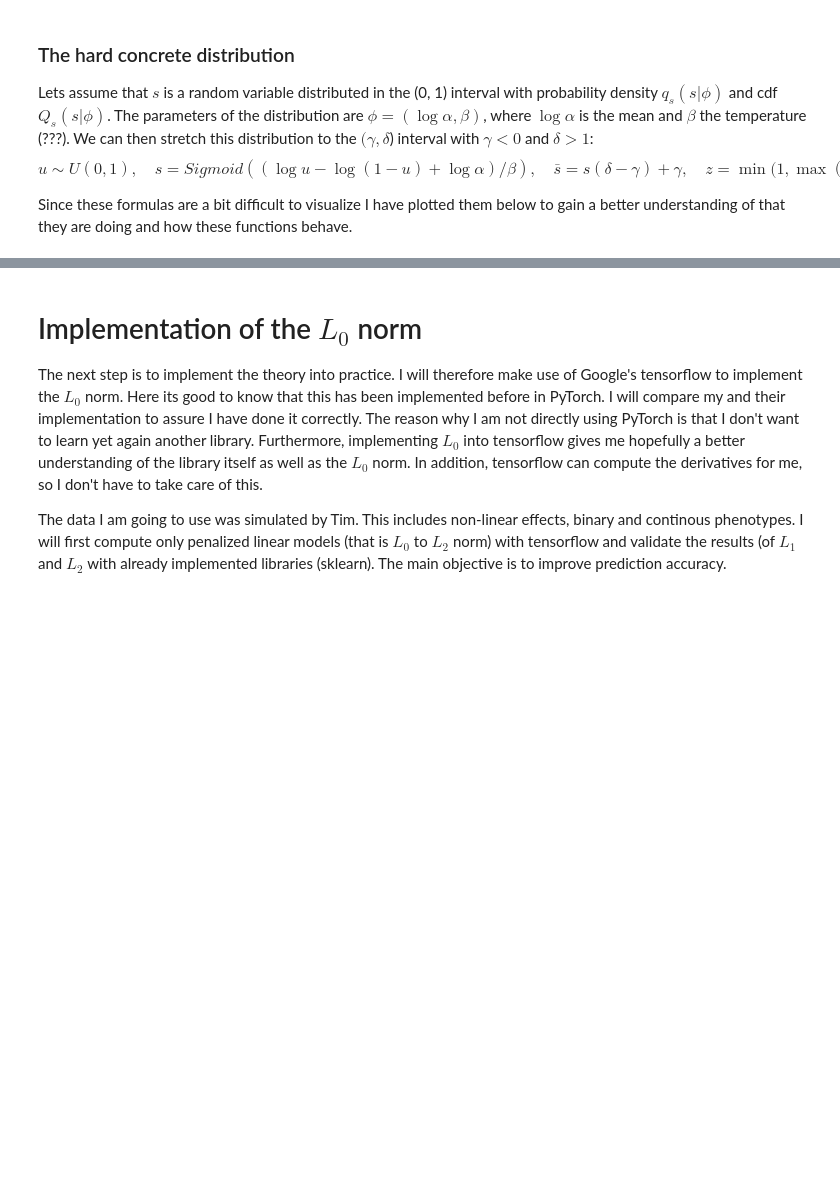
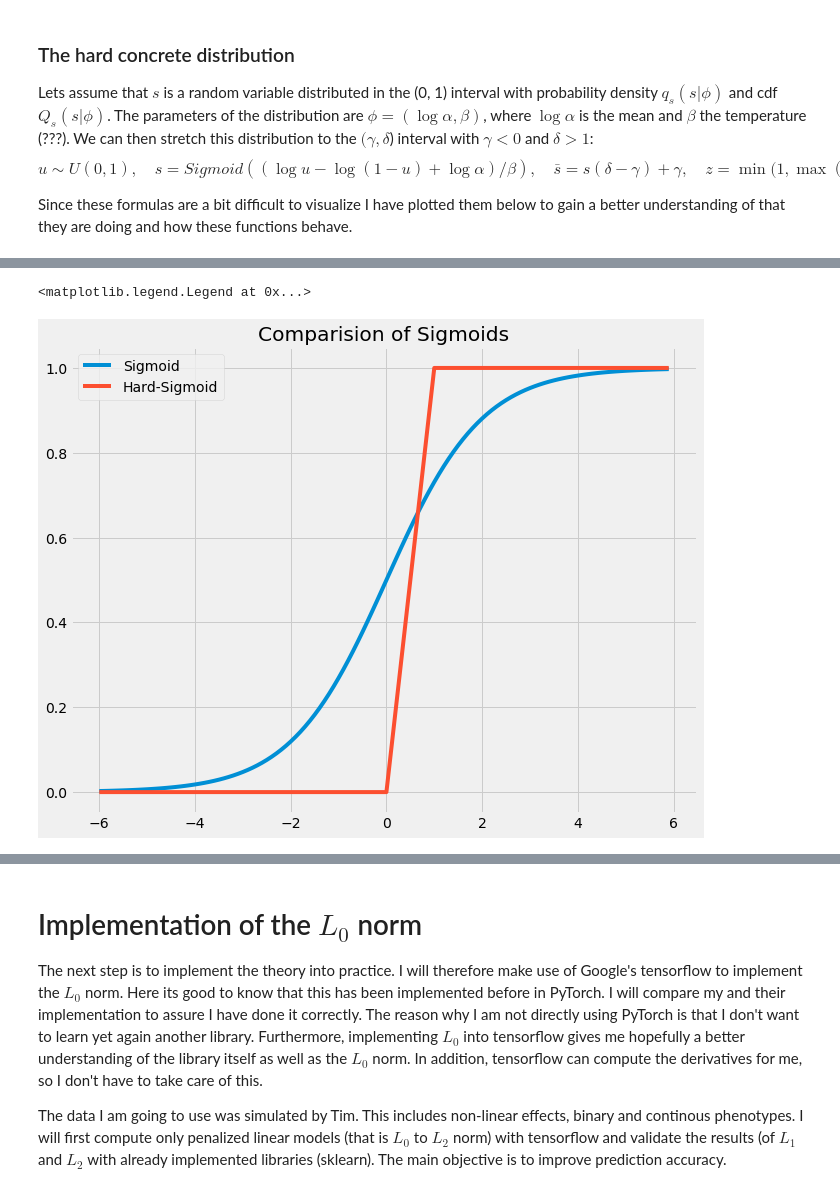
Before and after one commit to rmporsch/ML_genetic_risk, a Jupyter notebook: notebooks/L0_norm.ipynb, the cells around one changed output, grey strips where cells are left out. Saved outputs shown, nothing was run; the diff lists cells and outputs as text; code cells hidden in the pictures; blank space fills up the shorter version.

```diff
--- a/notebooks/L0_norm.ipynb
+++ b/notebooks/L0_norm.ipynb
@@ -170,0 +171,12 @@ n, bins, patches = axs[1].hist(values, bins=100, density=True)
+# %%
+fig, axs = plt.subplots()
+fig.set_size_inches((10, 8))
+axs.set_title('Comparision of Sigmoids')
+
+axs.plot(x, y1, label='Sigmoid')
+axs.plot(x, y2, label='Hard-Sigmoid')
+handles, labels = axs.get_legend_handles_labels()
+axs.legend(handles, labels)
+# %% [output]
+<matplotlib.legend.Legend at 0x...>
+[figure, added]
```
Also changed, not shown: parts of 2 cells of this notebook, 6 other files.
